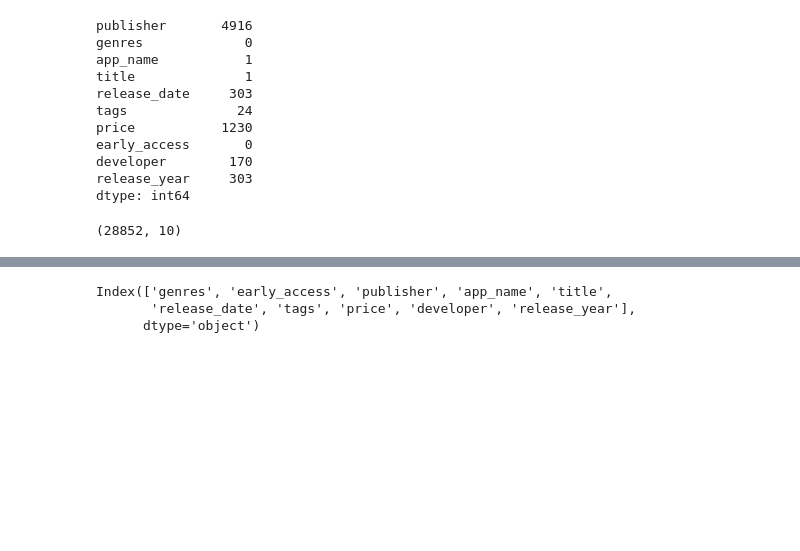
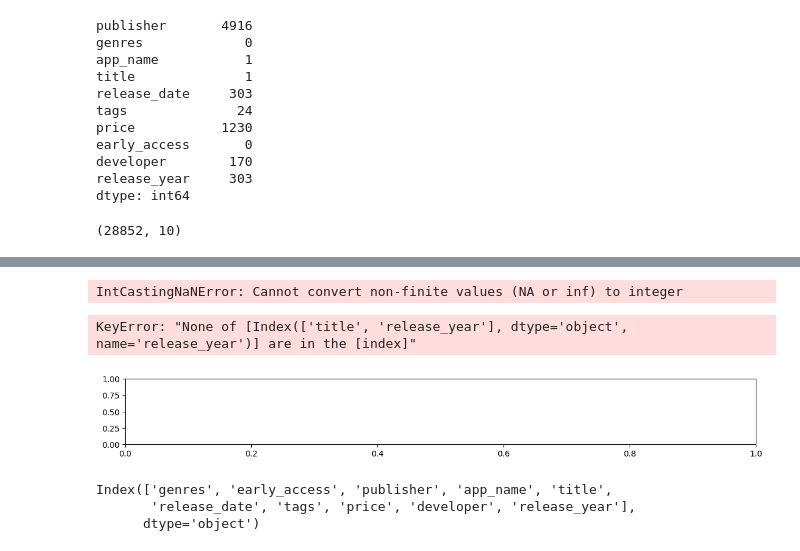
Before and after one commit to Jhonisnotreal/MLOPS_STEAM, a Jupyter notebook: EDA.ipynb, the cells around one changed output, grey strips where cells are left out. Cells and saved outputs as stored; diff of their text form; code cells hidden in the pictures; blank space fills up the shorter version.

```diff
--- a/EDA.ipynb
+++ b/EDA.ipynb
@@ -150,3 +97,33 @@ AttributeError: 'Index' object has no attribute 'index'
+# %%
+# Year of Launch
+
+Games_Year = Games['release_year'].copy().astype(int)
+Games_Year['# Games Per Year'] = Games.value_counts
+# .value_counts().astype(int)
+
+Games_Year.to_frame
+Games_Year.sort_values(ascending=False)
+Games_Year
+# %% [output]
+IntCastingNaNError: Cannot convert non-finite values (NA or inf) to integer
+# %%
+Games_quantity = Games.sort_index()
+
+# plt.figure(figsize=(14, 5))
+
+# plt.subplot(3,1,3)
+# no_duplicates = Games_Year[["title","release_year"]].drop_duplicates()
+# data_year = no_duplicates.dropna(subset=["release_year"])["release_year"].astype(int)
+# lista_data = data_year.value_counts()
+# sns.barplot(lista_data, palette="Blue")
+# plt.xticks(rotation=45, ha='right',fontsize = 6)
+# plt.ylabel("Lauched Games")
+# plt.title("Quantity per Year")
+
+# plt.show()
+# %% [output]
+KeyError: "None of [Index(['title', 'release_year'], dtype='object', name='release_year')] are in the [index]"
+[figure, added]
 # %%
 Games_aux.columns
 # %% [output]
```
Also changed, not shown: parts of 21 cells of this notebook.
